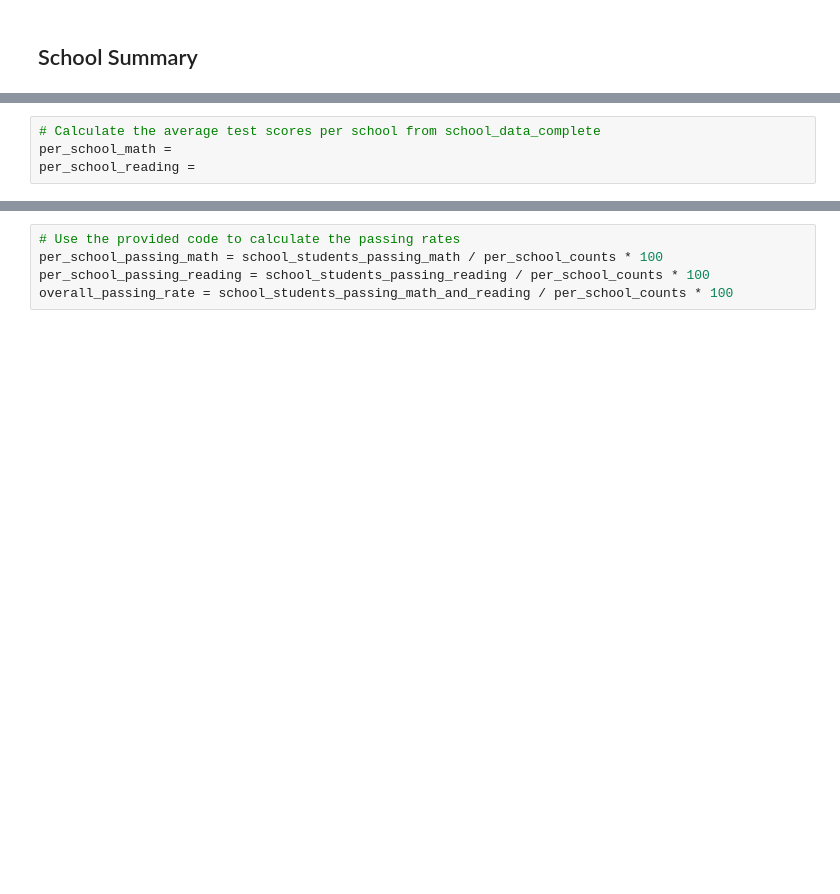
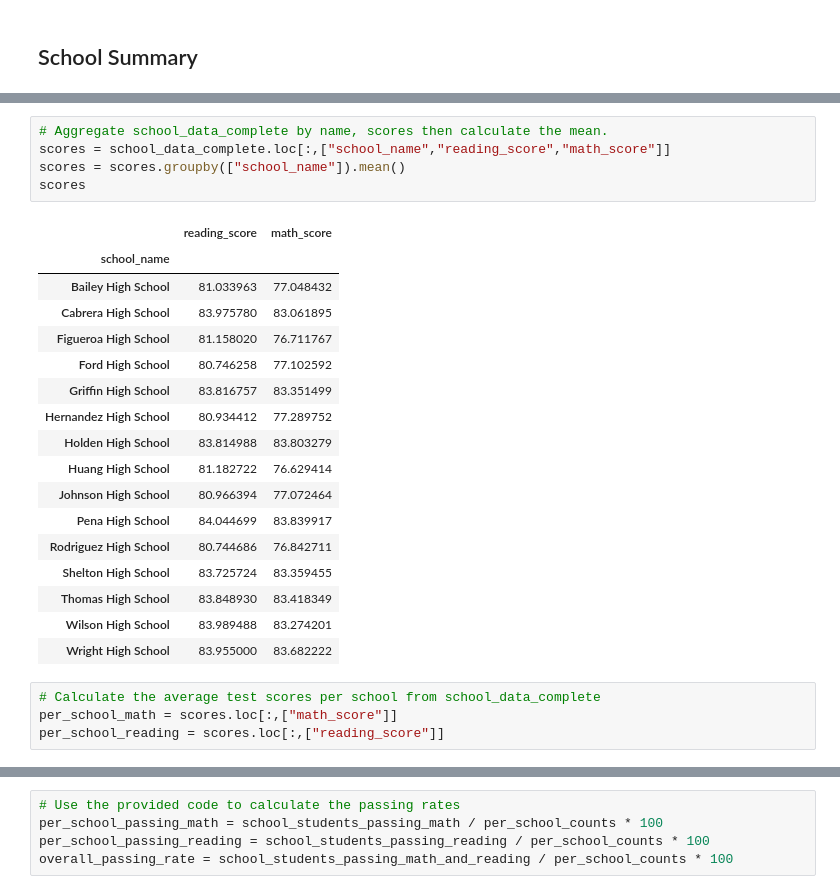
Before and after one commit to cbeat0n/pandas-challenge, a Jupyter notebook: PyCitySchools/PyCitySchools.ipynb, the cells around one changed output, grey strips where cells are left out. Cells and saved outputs as stored; diff of their text form; blank space fills up the shorter version.

Commit message:
Worked on PyCitySchools School summary.

```diff
--- a/PyCitySchools/PyCitySchools.ipynb
+++ b/PyCitySchools/PyCitySchools.ipynb
@@ -120,4 +160,27 @@ per_school_capita =
+# %%
+# Aggregate school_data_complete by name, scores then calculate the mean.
+scores = school_data_complete.loc[:,["school_name","reading_score","math_score"]]
+scores = scores.groupby(["school_name"]).mean()
+scores
+# %% [output]
+|  | reading_score | math_score |
+| school_name |  |  |
+| Bailey High School | 81.033963 | 77.048432 |
+| Cabrera High School | 83.975780 | 83.061895 |
+| Figueroa High School | 81.158020 | 76.711767 |
+| Ford High School | 80.746258 | 77.102592 |
+| Griffin High School | 83.816757 | 83.351499 |
+| Hernandez High School | 80.934412 | 77.289752 |
+| Holden High School | 83.814988 | 83.803279 |
+| Huang High School | 81.182722 | 76.629414 |
+| Johnson High School | 80.966394 | 77.072464 |
+| Pena High School | 84.044699 | 83.839917 |
+| Rodriguez High School | 80.744686 | 76.842711 |
+| Shelton High School | 83.725724 | 83.359455 |
+| Thomas High School | 83.848930 | 83.418349 |
+| Wilson High School | 83.989488 | 83.274201 |
+| Wright High School | 83.955000 | 83.682222 |
 # %%
 # Calculate the average test scores per school from school_data_complete
-per_school_math =
-per_school_reading =
+per_school_math = scores.loc[:,["math_score"]]
+per_school_reading = scores.loc[:,["reading_score"]]
```
Also changed, not shown: parts of 8 cells of this notebook.
